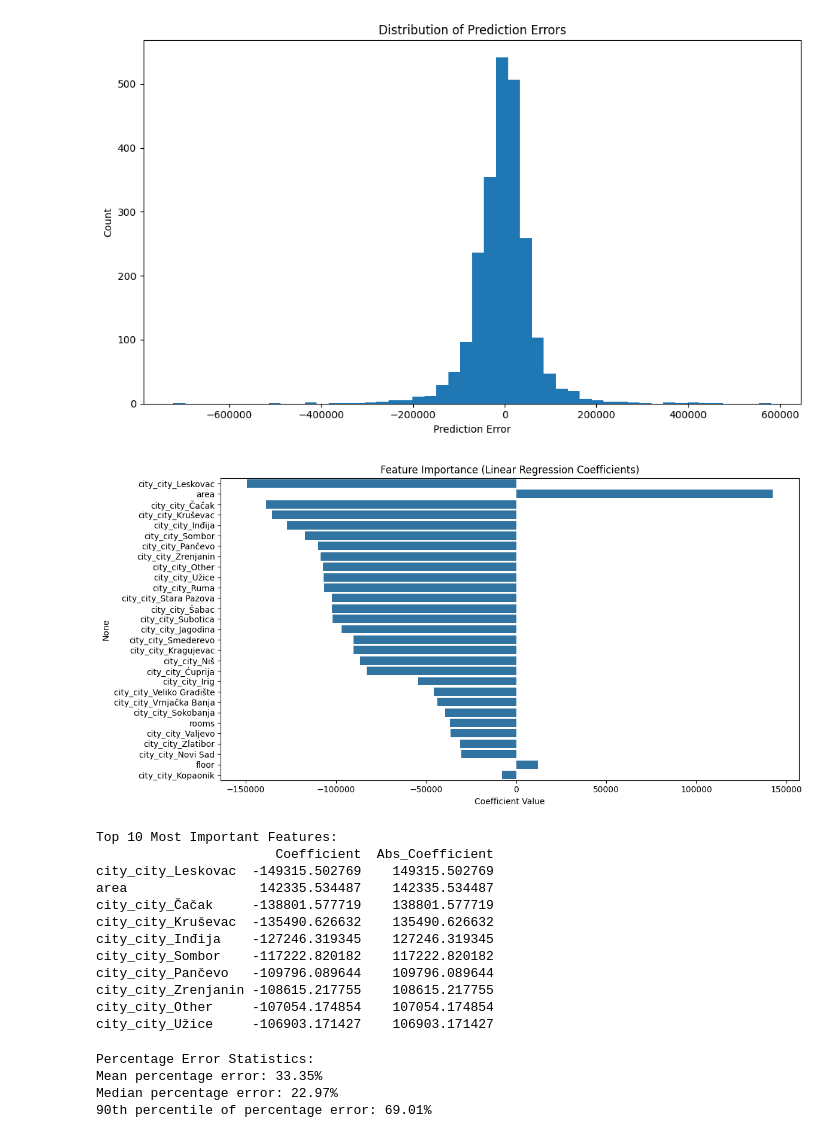
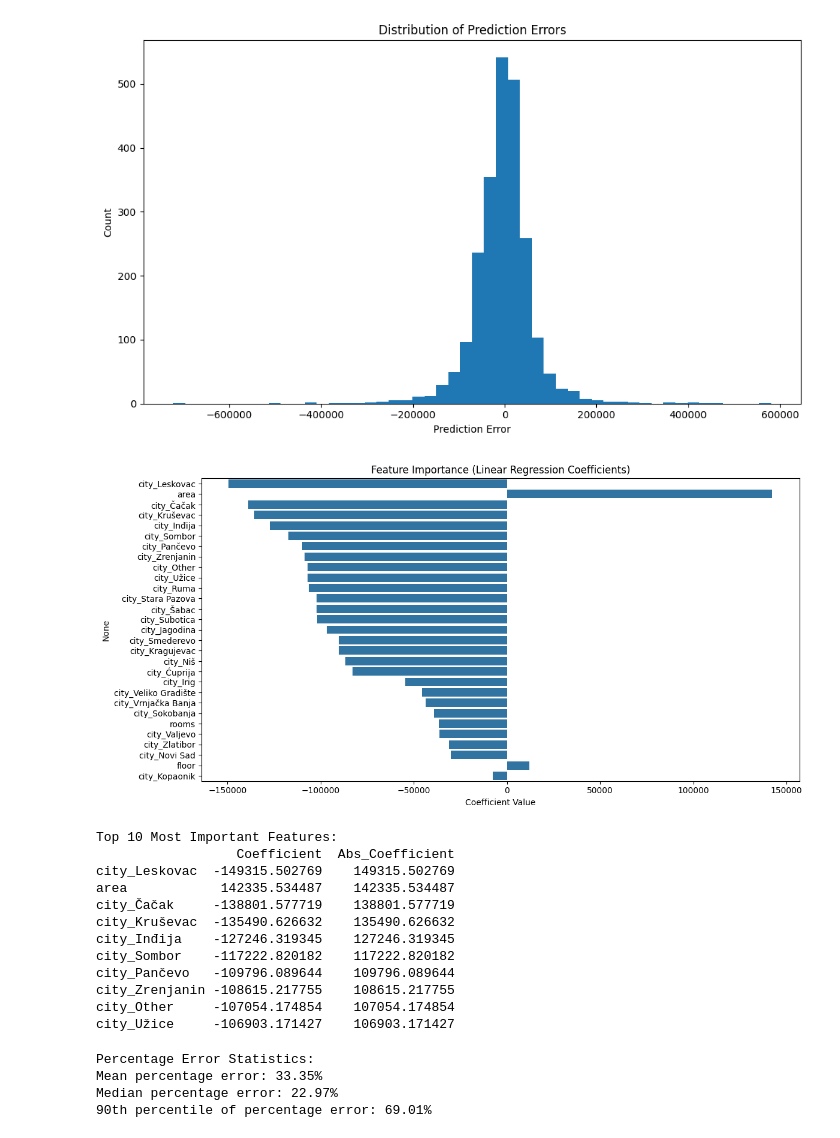
Before and after one commit to jovanovic-djo/real-estate-data-hub, a Jupyter notebook: notebooks/model_training.ipynb, the cells around one changed output. Cells and saved outputs as stored; diff of their text form; code cells hidden in the pictures.

Commit message:
add saved lr models and modify visualizations

```diff
--- a/notebooks/model_training.ipynb
+++ b/notebooks/model_training.ipynb
@@ -233,43 +211,43 @@ plt.show()
 # %%
 feature_names = (
     numeric_features +
-    [f"city_{cat}" for cat in model.named_steps['preprocessor']
+    [f"{cat}" for cat in model.named_steps['preprocessor']
      .named_transformers_['cat'].get_feature_names_out(['city'])]
 )
 
 coefficients = pd.DataFrame(
     model.named_steps['regressor'].coef_,
     index=feature_names,
     columns=['Coefficient']
 )
 
 coefficients['Abs_Coefficient'] = abs(coefficients['Coefficient'])
 coefficients = coefficients.sort_values('Abs_Coefficient', ascending=False)
 
 plt.figure(figsize=(12, 6))
 sns.barplot(x=coefficients['Coefficient'], y=coefficients.index)
 plt.title('Feature Importance (Linear Regression Coefficients)')
 plt.xlabel('Coefficient Value')
 plt.tight_layout()
 plt.show()
 # %% [output]
-[figure, old version]
+[figure, new version]
 # %%
 print("\nTop 10 Most Important Features:")
 print(coefficients.head(10))
 # %% [output]
 Top 10 Most Important Features:
-                       Coefficient  Abs_Coefficient
-city_city_Leskovac  -149315.502769    149315.502769
-area                 142335.534487    142335.534487
-city_city_Čačak     -138801.577719    138801.577719
-city_city_Kruševac  -135490.626632    135490.626632
-city_city_Inđija    -127246.319345    127246.319345
-city_city_Sombor    -117222.820182    117222.820182
-city_city_Pančevo   -109796.089644    109796.089644
-city_city_Zrenjanin -108615.217755    108615.217755
-city_city_Other     -107054.174854    107054.174854
-city_city_Užice     -106903.171427    106903.171427
+                  Coefficient  Abs_Coefficient
+city_Leskovac  -149315.502769    149315.502769
+area            142335.534487    142335.534487
+city_Čačak     -138801.577719    138801.577719
+city_Kruševac  -135490.626632    135490.626632
+city_Inđija    -127246.319345    127246.319345
+city_Sombor    -117222.820182    117222.820182
+city_Pančevo   -109796.089644    109796.089644
+city_Zrenjanin -108615.217755    108615.217755
+city_Other     -107054.174854    107054.174854
+city_Užice     -106903.171427    106903.171427
 # %%
 percentage_errors = (abs(y_test - y_pred_test) / y_test) * 100
 print("\nPercentage Error Statistics:")
```
Also changed, not shown: parts of 10 cells of this notebook, 2 other files.
